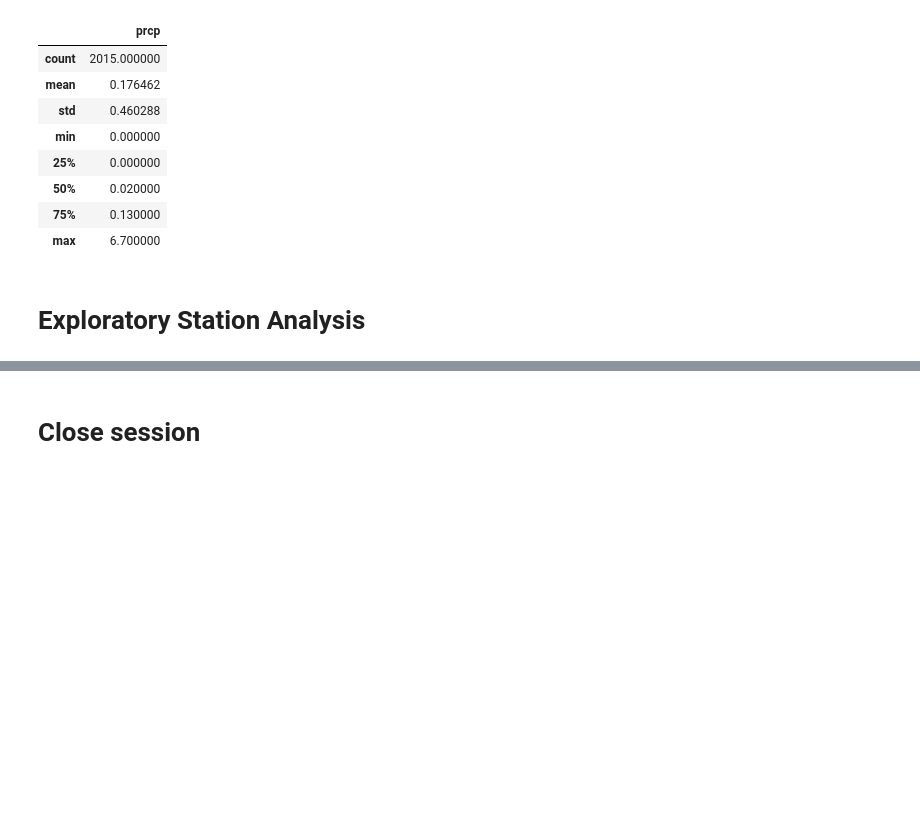
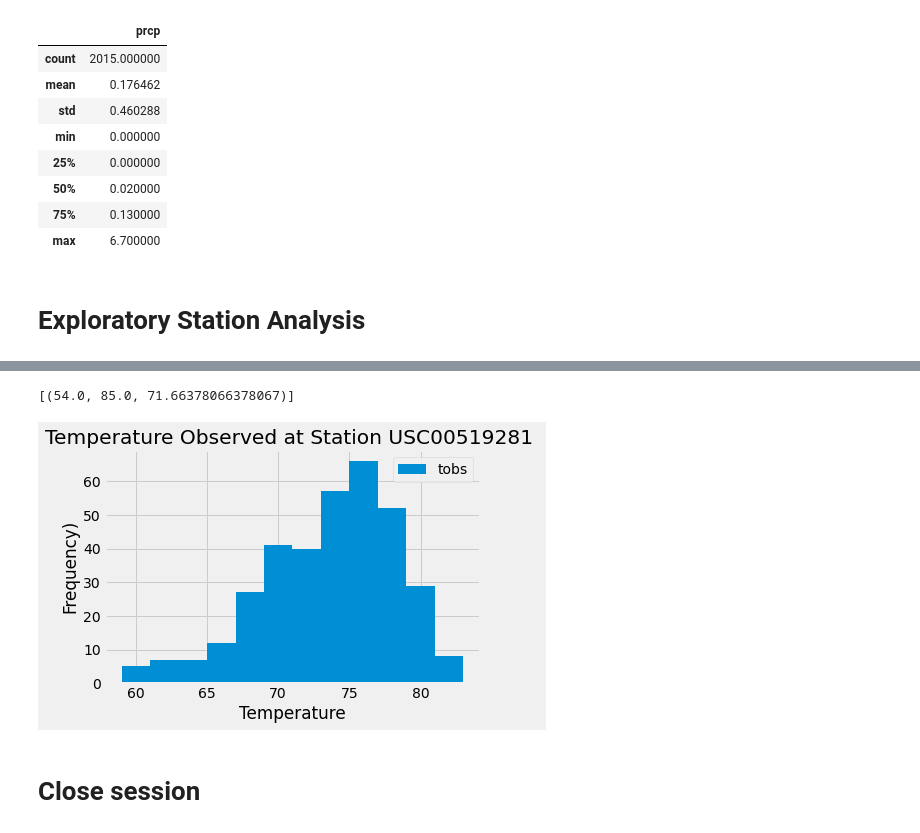
Before and after one commit to kimchikimchi/10-sqlalchemy-challenge, a Jupyter notebook: climate.ipynb, the cells around one changed output, grey strips where cells are left out. Saved outputs shown, nothing was run; the diff lists cells and outputs as text; code cells hidden in the pictures; blank space fills up the shorter version.

Commit message:
- Completed binning and last graph

```diff
--- a/climate.ipynb
+++ b/climate.ipynb
@@ -107,8 +134,26 @@ one_year_df.describe()
 # %%
 # Using the most active station id from the previous query, calculate the lowest, highest, and average temperature.
+session.query(func.min(Measurement.tobs), func.max(Measurement.tobs), func.avg(Measurement.tobs)).\
+    filter(Measurement.station == 'USC00519281').all()
+# %% [output]
+[(54.0, 85.0, 71.66378066378067)]
 # %%
 # Using the most active station id
 # Query the last 12 months of temperature observation data for this station and plot the results as a histogram
+last_12mon_temps = session.query(Measurement.tobs).\
+    filter(func.strftime("%Y-%m-%d", Measurement.date) >= one_year_ago).\
+        filter(Measurement.station == 'USC00519281').all()
+last_12mon_temps_df = pd.DataFrame(last_12mon_temps)
+
+# See https://mode.com/example-gallery/python_histogram/
+ax = last_12mon_temps_df.hist(column='tobs', bins=12, grid=True)
+plt.xlabel('Temperature')
+plt.ylabel('Frequency)')
+plt.legend(['tobs'])
+plt.title('Temperature Observed at Station USC00519281 ')
+plt.show()
+# %% [output]
+[figure, added]
 # %% [markdown]
 # Close session
 # %%
```
Also changed, not shown: parts of 3 cells of this notebook.
